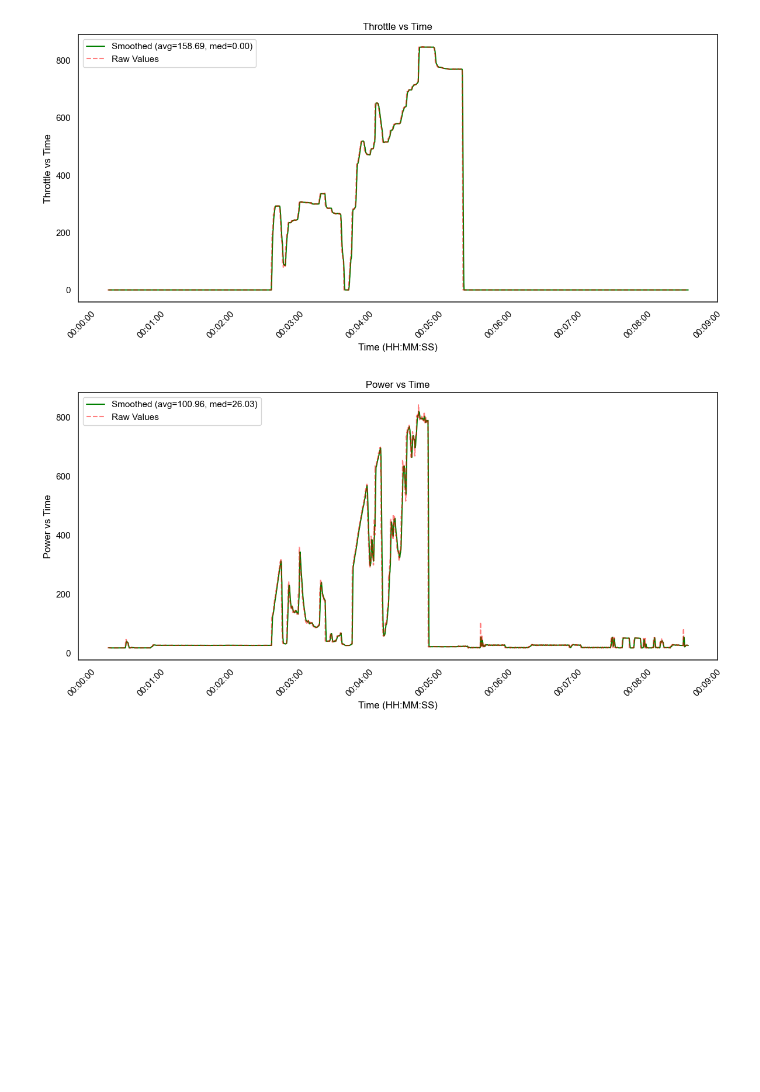
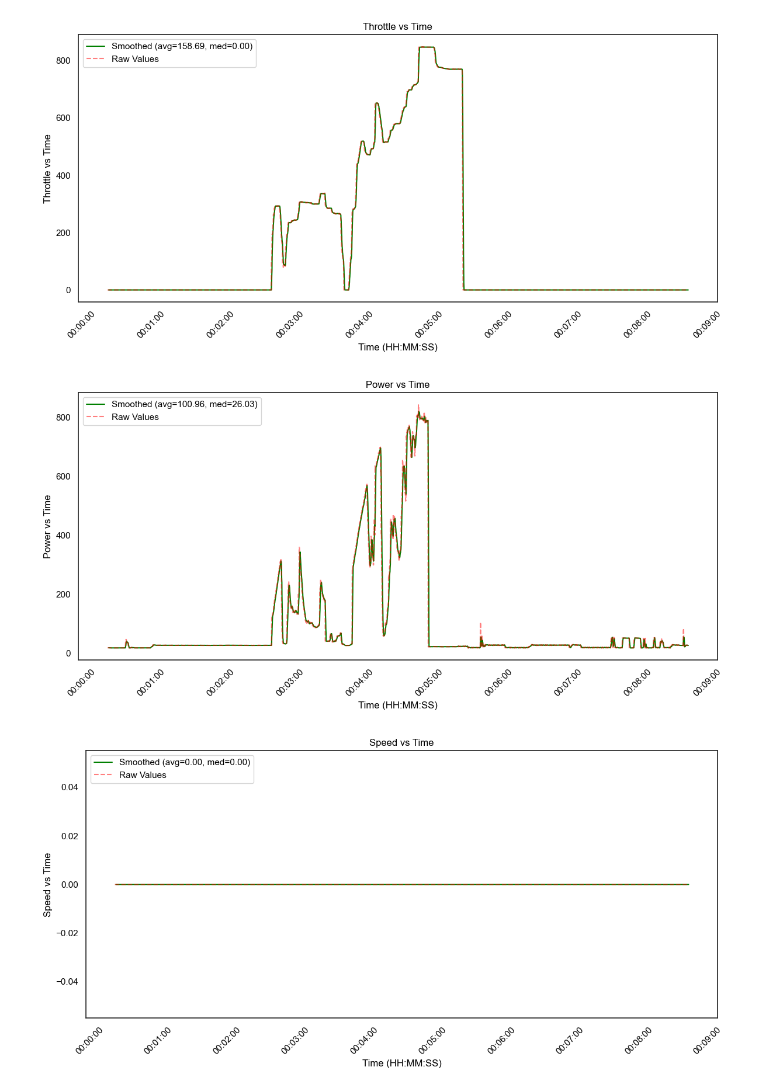
Before and after one commit to UOSupermileage/UOSM-TelemetryDataProcessing, a Jupyter notebook: new/CustomTelemetry.ipynb, the cells around one changed output. Drawn from its saved outputs; the diff is of its cells as text; code cells hidden in the pictures; blank space fills up the shorter version.

```diff
--- a/new/DataAnalysis.ipynb
+++ b/new/CustomTelemetry.ipynb
@@ -14,7 +14,7 @@ num = 111
 file = f'd_{num}.csv'
 path = os.path.join(data_folder, file)
 delimiter = ','
-distance = 0.8 #Distance in km, used for efficiency calculation
+distance = 2.4 #Distance in km, used for efficiency calculation
 Ticks = True  # Set to False if did not correct ticks
 start_throttle = 10  # Minimum throttle to start plotting
 throttle_start_flag = False
@@ -67,7 +67,7 @@ if distance !=1:
 
 # Columns to visualize
 #columns_to_plot = ['Throttle', 'Speed', 'Current', 'Voltage', 'Speed1']
-columns_to_plot = ['Current', 'Voltage','Throttle','Power']
+columns_to_plot = ['Current', 'Voltage','Throttle','Power', 'Speed']
 #data.dropna(subset=['TimePlot'] + columns_to_plot, inplace=True)
 
 # Plot each column
@@ -137,4 +137,5 @@ Efficiency: 57.04 km/kWh
 [figure]
 [figure]
 [figure]
 [figure]
+[figure, added]
```
Also changed, not shown: parts of 2 cells of this notebook, 4 other files.
